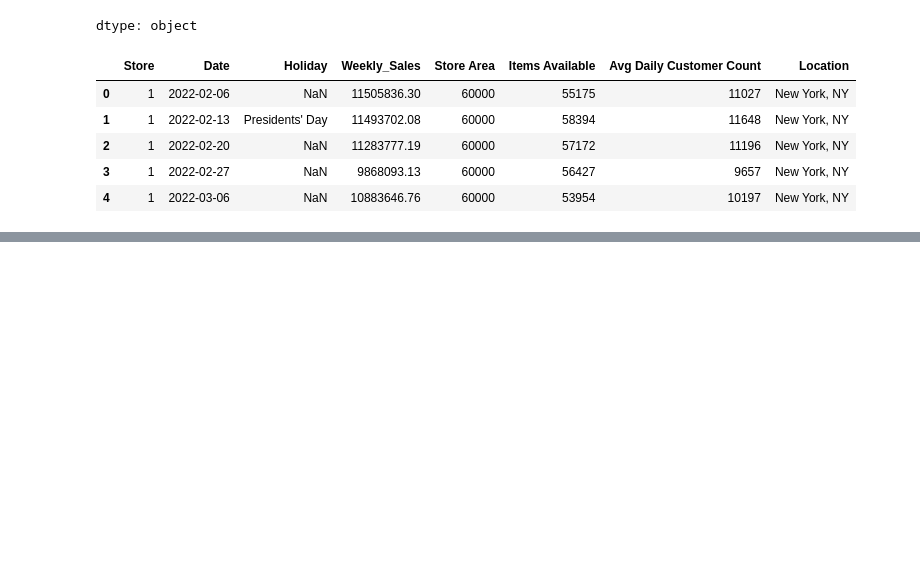
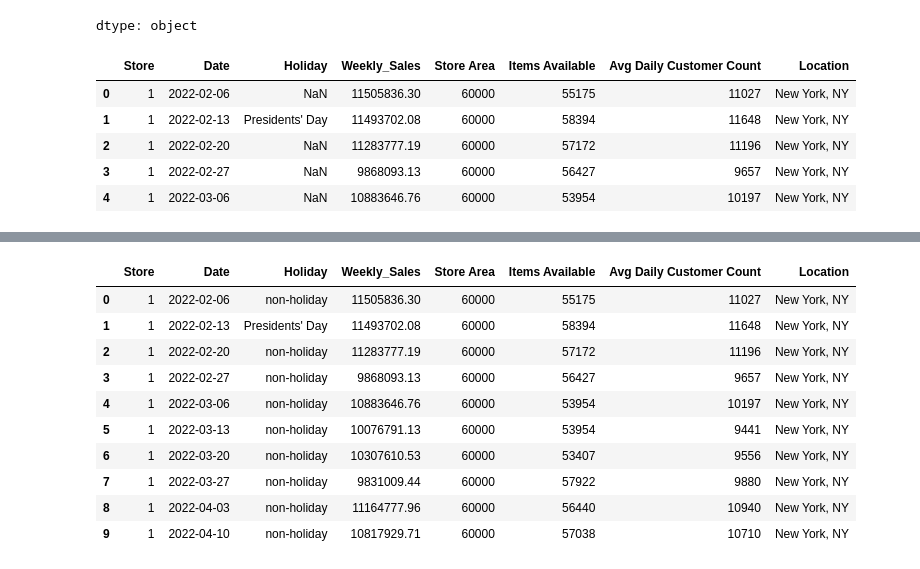
Before and after one commit to saulzmtz/ds, a Jupyter notebook: leaningTower1.ipynb, the cells around one changed output, grey strips where cells are left out. Cells and saved outputs as stored; diff of their text form; code cells hidden in the pictures; blank space fills up the shorter version.

```diff
--- a/leaningTower1.ipynb
+++ b/leaningTower1.ipynb
@@ -48,3 +59,12 @@ dtype: object
 | 2 | 1 | 2022-02-20 | NaN | 11283777.19 | 60000 | 57172 | 11196 | New York, NY |
 | 3 | 1 | 2022-02-27 | NaN | 9868093.13 | 60000 | 56427 | 9657 | New York, NY |
 | 4 | 1 | 2022-03-06 | NaN | 10883646.76 | 60000 | 53954 | 10197 | New York, NY |
+# %%
+# PROMPT : What is the time range of the date column?
+
+# CODE:
+# Checking the time range of the 'Date' column
+data['Date'] = pd.to_datetime(data['Date'])  # Convert to datetime format if not already
+date_range = data['Date'].min(), data['Date'].max()
+
+date_range
@@ -50,0 +94,23 @@ dtype: object
+# %%
+# PROMPT : Fill in the missing values in the holiday column with "non-holiday" and show the first 10 rows of the updated dataset.
+
+# CODE:
+
+# Fill missing values in the 'Holiday' column with "non-holiday"
+data['Holiday'].fillna("non-holiday", inplace=True)
+
+# Display the first 10 rows of the updated dataset
+data_head_10 = data.head(10)
+display(data_head_10)
+# %% [output]
+|  | Store | Date | Holiday | Weekly_Sales | Store Area | Items Available | Avg Daily Customer Count | Location |
+| 0 | 1 | 2022-02-06 | non-holiday | 11505836.30 | 60000 | 55175 | 11027 | New York, NY |
+| 1 | 1 | 2022-02-13 | Presidents' Day | 11493702.08 | 60000 | 58394 | 11648 | New York, NY |
+| 2 | 1 | 2022-02-20 | non-holiday | 11283777.19 | 60000 | 57172 | 11196 | New York, NY |
+| 3 | 1 | 2022-02-27 | non-holiday | 9868093.13 | 60000 | 56427 | 9657 | New York, NY |
+| 4 | 1 | 2022-03-06 | non-holiday | 10883646.76 | 60000 | 53954 | 10197 | New York, NY |
+| 5 | 1 | 2022-03-13 | non-holiday | 10076791.13 | 60000 | 53954 | 9441 | New York, NY |
+| 6 | 1 | 2022-03-20 | non-holiday | 10307610.53 | 60000 | 53407 | 9556 | New York, NY |
+| 7 | 1 | 2022-03-27 | non-holiday | 9831009.44 | 60000 | 57922 | 9880 | New York, NY |
+| 8 | 1 | 2022-04-03 | non-holiday | 11164777.96 | 60000 | 56440 | 10940 | New York, NY |
+| 9 | 1 | 2022-04-10 | non-holiday | 10817929.71 | 60000 | 57038 | 10710 | New York, NY |
```
Also changed, not shown: parts of 6 cells of this notebook.
